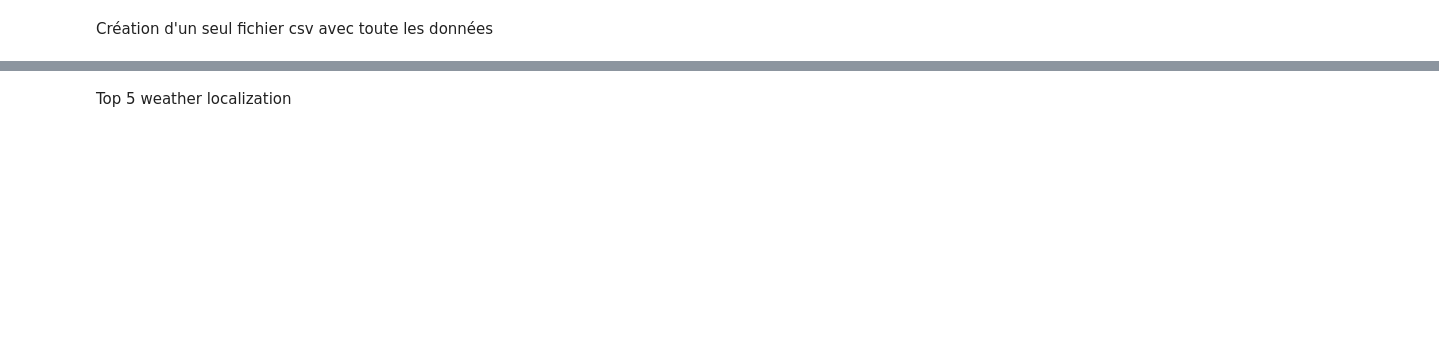
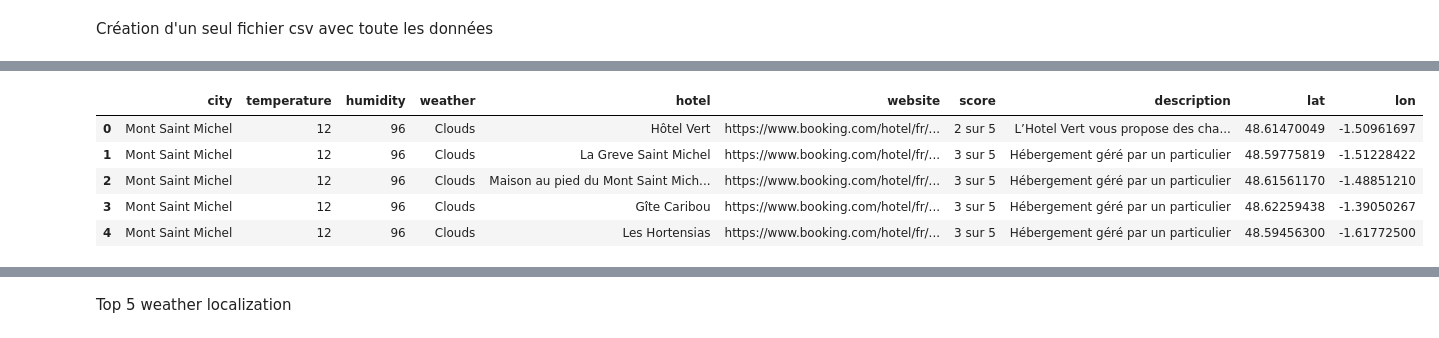
Before and after one commit to Qv-code-Qv/kayak_data, a Jupyter notebook: openweathermap.ipynb, the cells around one changed output, grey strips where cells are left out. Cells and saved outputs as stored; diff of their text form; code cells hidden in the pictures; blank space fills up the shorter version.

```diff
--- a/openweathermap.ipynb
+++ b/openweathermap.ipynb
@@ -86,9 +131,9 @@ df_fusionne = df_meteo.merge(df_json, on='ville', how='left')
 # %%
 new_col_names = {
-    'ville': 'city',
-    'temperature (°C)': 'temperature',
-    'humidite (%)': 'humidity',
-    'meteo principale': 'weather',
+    'City': 'city',
+    'Temperature (°C)': 'temperature',
+    'Humidity (%)': 'humidity',
+    'Weather': 'weather',
     'name': 'hotel',
     'website': 'website',
     'score': 'score',
@@ -98,6 +143,14 @@ new_col_names = {
 }
 # %%
 df_fusionne = df_fusionne.rename(columns=new_col_names)
+df_fusionne.head()
+# %% [output]
+|  | city | temperature | humidity | weather | hotel | website | score | description | lat | lon |
+| 0 | Mont Saint Michel | 12 | 96 | Clouds | Hôtel Vert | https://www.booking.com/hotel/fr/... | 2 sur 5 | L’Hotel Vert vous propose des cha... | 48.61470049 | -1.50961697 |
+| 1 | Mont Saint Michel | 12 | 96 | Clouds | La Greve Saint Michel | https://www.booking.com/hotel/fr/... | 3 sur 5 | Hébergement géré par un particulier | 48.59775819 | -1.51228422 |
+| 2 | Mont Saint Michel | 12 | 96 | Clouds | Maison au pied du Mont Saint Mich... | https://www.booking.com/hotel/fr/... | 3 sur 5 | Hébergement géré par un particulier | 48.61561170 | -1.48851210 |
+| 3 | Mont Saint Michel | 12 | 96 | Clouds | Gîte Caribou | https://www.booking.com/hotel/fr/... | 3 sur 5 | Hébergement géré par un particulier | 48.62259438 | -1.39050267 |
+| 4 | Mont Saint Michel | 12 | 96 | Clouds | Les Hortensias | https://www.booking.com/hotel/fr/... | 3 sur 5 | Hébergement géré par un particulier | 48.59456300 | -1.61772500 |
 # %%
 df_final = df_fusionne[
     ['city', 'temperature', 'humidity', 'weather',
```
Also changed, not shown: parts of 16 cells of this notebook, 4 other files.
